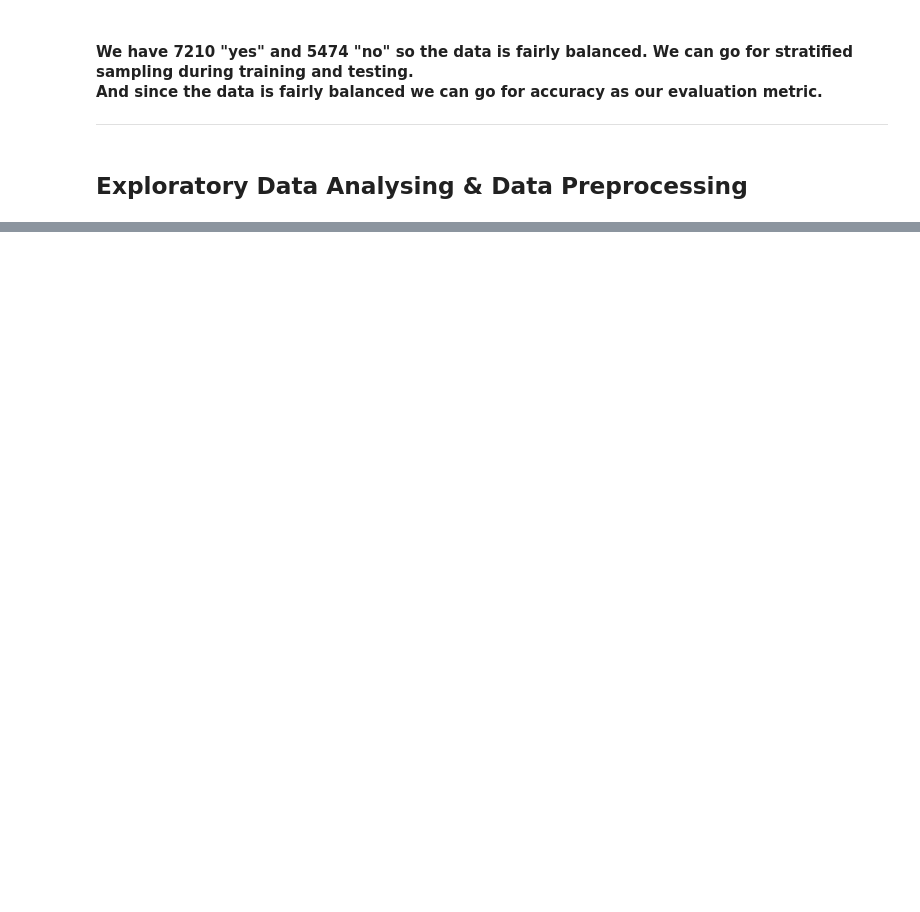
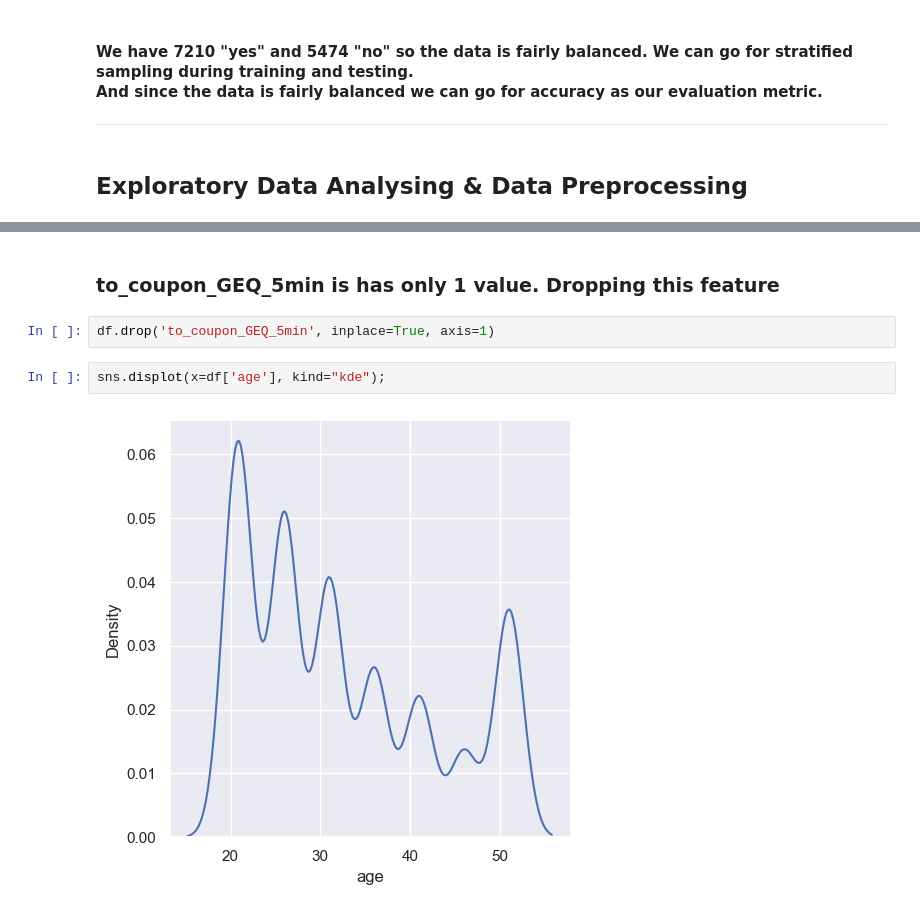
Before and after one commit to meghrajkonduskar/In-Drive-Coupon-Recommendation-Project, a Jupyter notebook: In-Drive-Coupon-Recommendation.ipynb, the cells around one changed output, grey strips where cells are left out. Cells and saved outputs as stored; diff of their text form; blank space fills up the shorter version.

```diff
--- a/In-Drive-Coupon-Recommendation.ipynb
+++ b/In-Drive-Coupon-Recommendation.ipynb
@@ -197 +255,9 @@ Name: count, dtype: int64
+# %% [markdown]
+### to_coupon_GEQ_5min is has only 1 value. Dropping this feature
+# %%
+df.drop('to_coupon_GEQ_5min', inplace=True, axis=1)
+# %%
+sns.displot(x=df['age'], kind="kde");
+# %% [output]
+[figure, added]
 # %%
```
Also changed, not shown: parts of 43 cells of this notebook, 1 other file.
